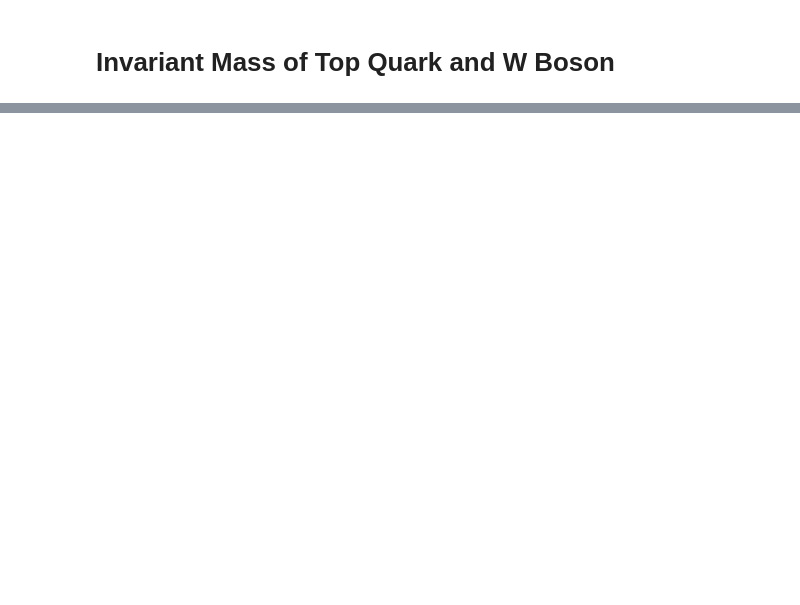
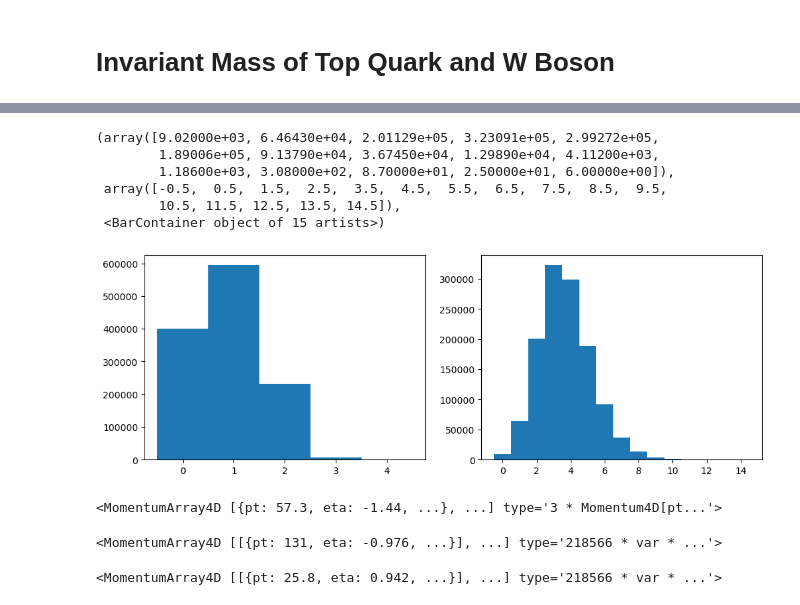
Before and after one commit to mattbellis/CMS-top-BNV2, a Jupyter notebook: analysis_template_Collin.ipynb, the cells around one changed output, grey strips where cells are left out. Saved outputs shown, nothing was run; the diff lists cells and outputs as text; code cells hidden in the pictures; blank space fills up the shorter version.

Commit message:
Different W Boson calc and Bellis Edits

```diff
--- a/analysis_template_Collin.ipynb
+++ b/analysis_template_Collin.ipynb
@@ -697,0 +780,28 @@ invmass_w = ak.flatten(w_boson.mass)
+# %%
+# Bellis edits
+
+jet_kinematic_mask = (jets.pt > 20) & (np.abs(jets.eta) < 2.4)
+
+jet_bjet_mask = (jets.btagDeepB > 0.8767)
+jet_not_bjet_mask = (jets.btagDeepB < 0.5)
+
+jets_b =     jets[jet_bjet_mask & jet_kinematic_mask]
+jets_not_b = jets[jet_not_bjet_mask & jet_kinematic_mask]
+
+n_bjets = ak.num(jets_b)
+n_not_bjets = ak.num(jets_not_b)
+
+plt.figure(figsize=(12, 4))
+
+plt.subplot(1,2,1)
+plt.hist(n_bjets, bins=5, range=(-0.5,4.5))
+plt.subplot(1,2,2)
+plt.hist(n_not_bjets, bins=15, range=(-0.5,14.5))
+# %% [output]
+(array([9.02000e+03, 6.46430e+04, 2.01129e+05, 3.23091e+05, 2.99272e+05,
+        1.89006e+05, 9.13790e+04, 3.67450e+04, 1.29890e+04, 4.11200e+03,
+        1.18600e+03, 3.08000e+02, 8.70000e+01, 2.50000e+01, 6.00000e+00]),
+ array([-0.5,  0.5,  1.5,  2.5,  3.5,  4.5,  5.5,  6.5,  7.5,  8.5,  9.5,
+        10.5, 11.5, 12.5, 13.5, 14.5]),
+ <BarContainer object of 15 artists>)
+[figure, added]
@@ -697,0 +813,12 @@ invmass_w = ak.flatten(w_boson.mass)
+# %%
+not_bjets_combos[1]['1']
+# %% [output]
+<MomentumArray4D [{pt: 57.3, eta: -1.44, ...}, ...] type='3 * Momentum4D[pt...'>
+# %%
+bjets_combos['0']
+# %% [output]
+<MomentumArray4D [[{pt: 131, eta: -0.976, ...}], ...] type='218566 * var * ...'>
+# %%
+bjets_combos['1']
+# %% [output]
+<MomentumArray4D [[{pt: 25.8, eta: 0.942, ...}], ...] type='218566 * var * ...'>
```
Also changed, not shown: parts of 33 cells of this notebook.
